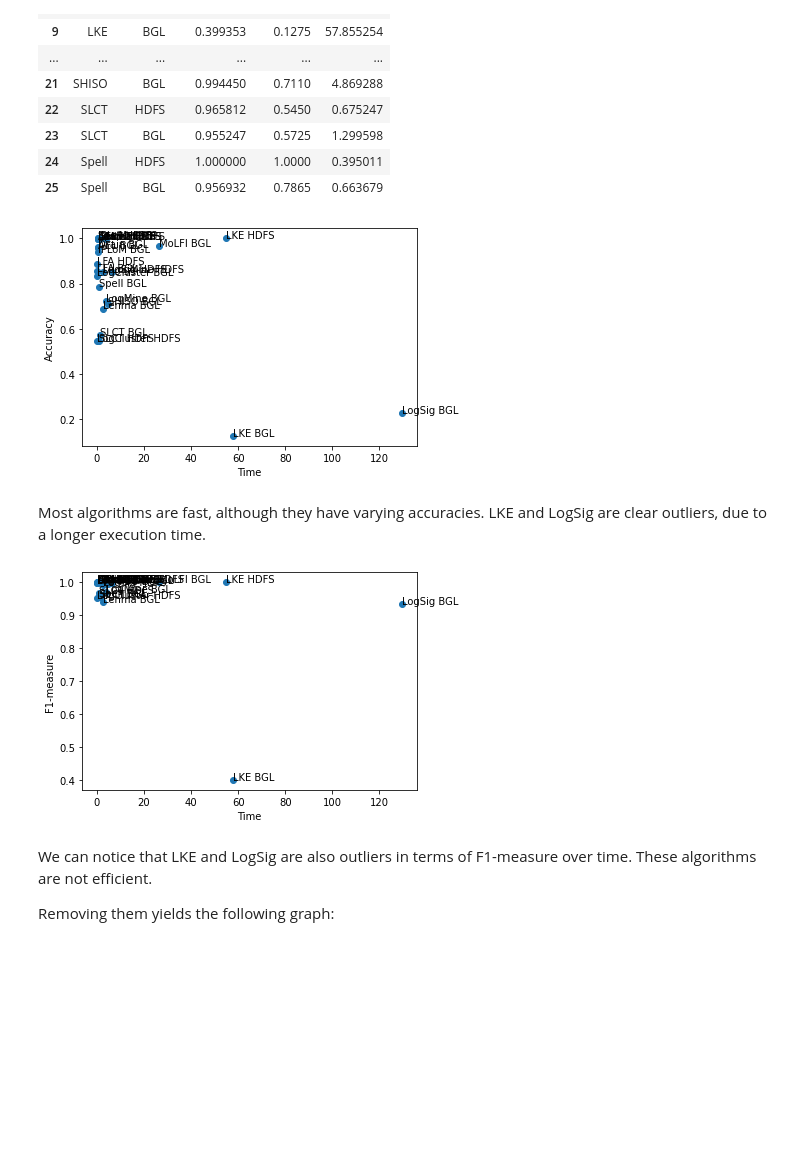
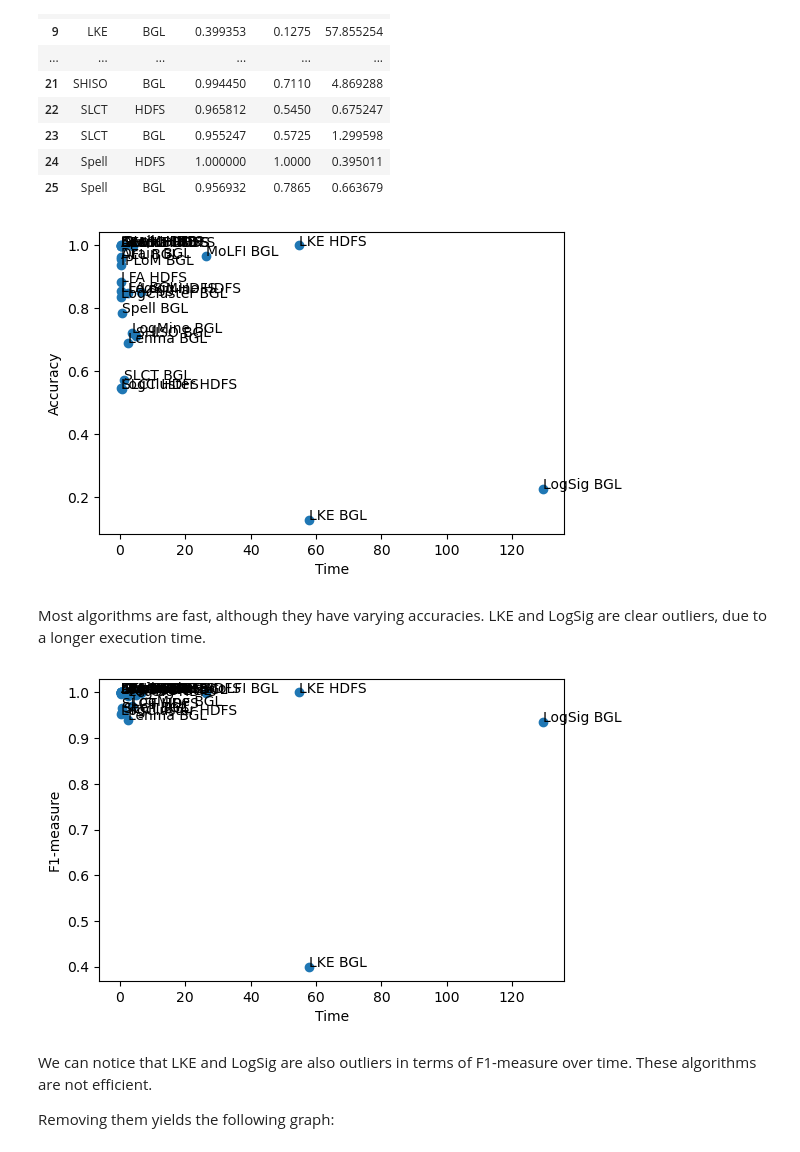
Before and after one commit to Vincent-Therrien/log6309-mining-tools, a Jupyter notebook: logparsing/benchmark/analysis.ipynb, the cells around one changed output. Saved outputs shown, nothing was run; the diff lists cells and outputs as text; code cells hidden in the pictures; blank space fills up the shorter version.

```diff
--- a/logparsing/benchmark/analysis.ipynb
+++ b/logparsing/benchmark/analysis.ipynb
@@ -147,23 +147,25 @@ final_df
 | 24 | Spell | HDFS | 1.000000 | 1.0000 | 0.395011 |
 | 25 | Spell | BGL | 0.956932 | 0.7865 | 0.663679 |
 # %%
+plt.figure(dpi=100)
 plt.scatter(final_df["time"], final_df["accuracy"])
 plt.xlabel("Time")
 plt.ylabel("Accuracy")
 for i, row in final_df.iterrows():
     plt.annotate(f"{row['algo']} {row['dataset']}", (row["time"], row["accuracy"]))
 # %% [output]
-[figure, old version]
+[figure, new version]
 # %% [markdown]
 Most algorithms are fast, although they have varying accuracies. LKE and LogSig are clear outliers, due to a longer execution time.
 # %%
+plt.figure(dpi=100)
 plt.scatter(final_df["time"], final_df["f1_measure"])
 plt.xlabel("Time")
 plt.ylabel("F1-measure")
 for i, row in final_df.iterrows():
     plt.annotate(f"{row['algo']} {row['dataset']}", (row["time"], row["f1_measure"]))
 # %% [output]
-[figure, old version]
+[figure, new version]
 # %% [markdown]
 We can notice that LKE and LogSig are also outliers in terms of F1-measure over time. These algorithms are not efficient.
 
```
Also changed, not shown: parts of 9 cells of this notebook, 1 other file.
